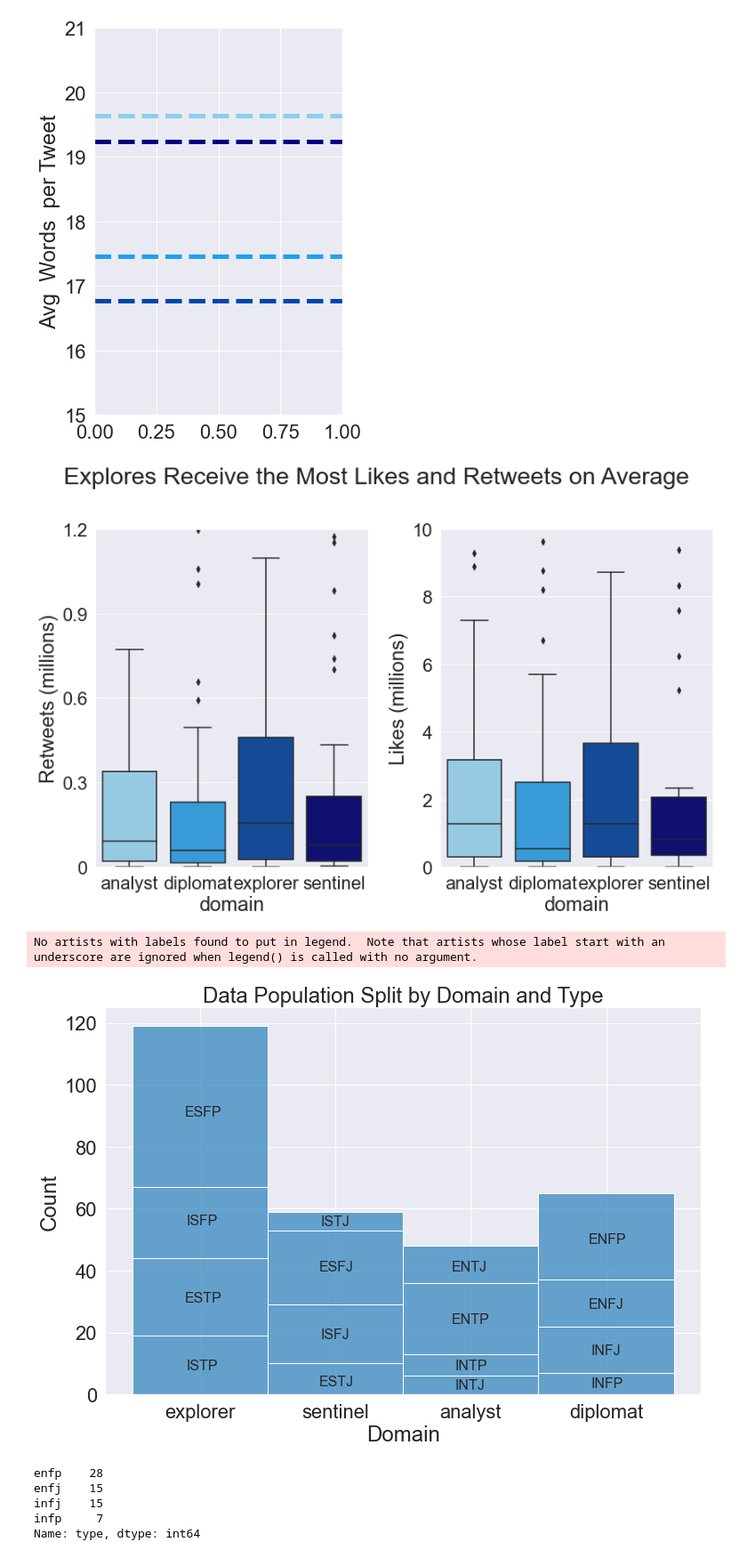
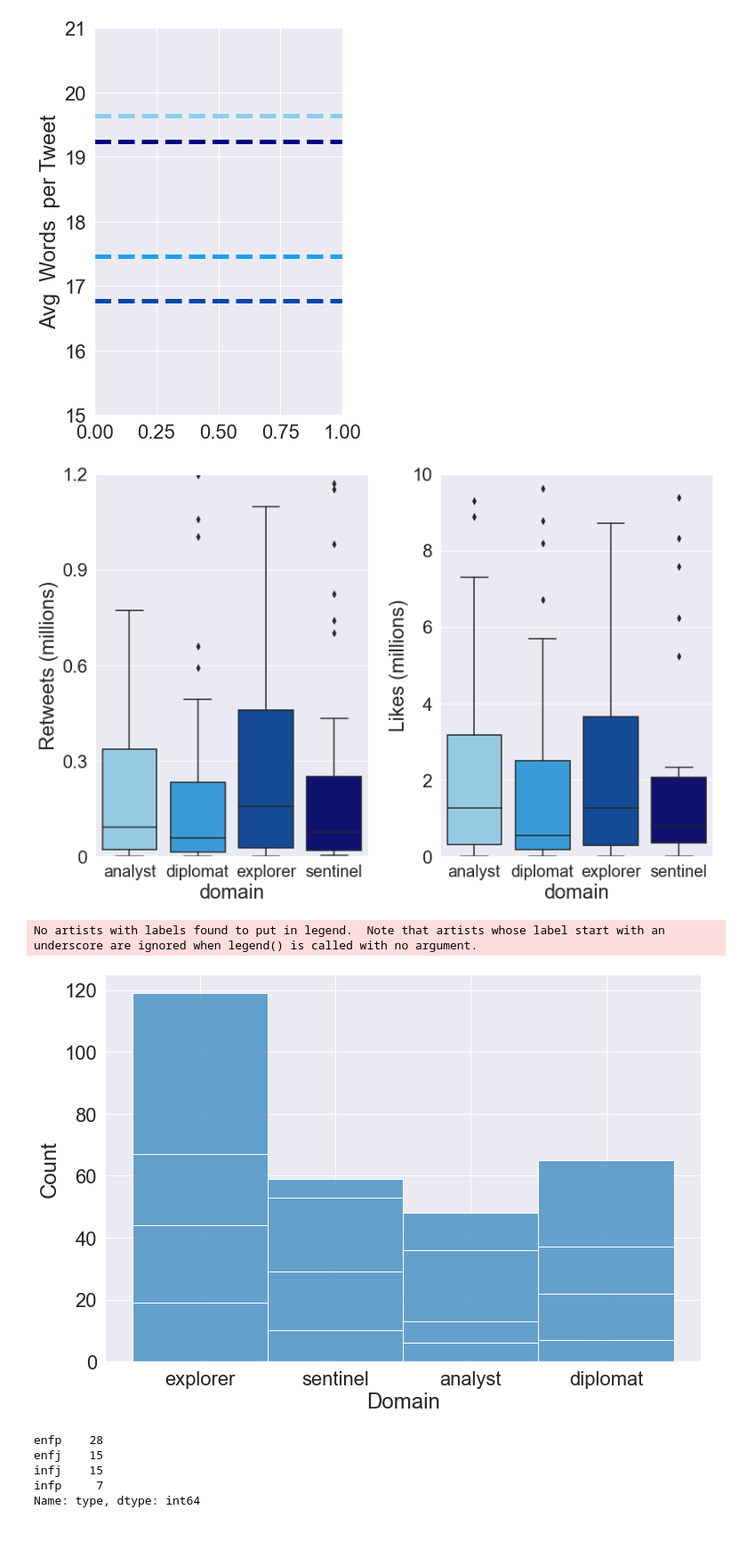
Before and after one commit to twitter-personality-predictor/capstone-project, a Jupyter notebook: morgan/morgan_explore_v2.ipynb, the cells around one changed output. Shown: that part at 89% size. Saved outputs shown, nothing was run; the diff lists cells and outputs as text; code cells hidden in the pictures; blank space fills up the shorter version.

Commit message:
redid visuals

```diff
--- a/morgan/morgan_explore_v2.ipynb
+++ b/morgan/morgan_explore_v2.ipynb
@@ -313,7 +318,7 @@ plt.show()
 [figure]
 # %%
 fig, axes = plt.subplots(1, 2, figsize=(12,8))
-fig.suptitle('Explores Receive the Most Likes and Retweets on Average')
+# fig.suptitle('Explores Receive the Most Likes and Retweets on Average')
 sns.set(font_scale=2)
 sns.boxplot(ax=axes[0],data=train, y='retweetCount', x='domain',
             order=['analyst', 'diplomat', 'explorer','sentinel'],
@@ -321,6 +326,7 @@ sns.boxplot(ax=axes[0],data=train, y='retweetCount', x='domain',
 axes[0].set_ylim(0,1200000)
 axes[0].set_yticks(ticks=[0,300_000,600_000,900_000,1_200_000], labels=['0', '0.3', '0.6', '0.9', '1.2'])
 axes[0].set_ylabel('Retweets (millions)')
+axes[0].tick_params(axis='x', which='major', labelsize=20)
 
 sns.boxplot(ax=axes[1],data=train, y='likeCount', x='domain',
             order=['analyst', 'diplomat', 'explorer','sentinel'],
@@ -328,58 +334,61 @@ sns.boxplot(ax=axes[1],data=train, y='likeCount', x='domain',
 axes[1].set_ylim(0,10000000)
 axes[1].set_yticks(ticks=[0,2_000_000,4_000_000,6_000_000,8_000_000, 10_000_000], labels=['0', '2', '4', '6', '8', '10'])
 axes[1].set_ylabel('Likes (millions)')
+# axes[1].set_xticks(fontsize=20)
+axes[1].tick_params(axis='x', which='major', labelsize=20)
+
 
 plt.tight_layout()
 plt.savefig('likes_retweets.png')
 plt.show()
 # %% [output]
-[figure, old version]
+[figure, new version]
 # %%
 plt.figure(figsize=(12,8))
 # palette = {c: "green" if c in ['intj', 'intp', 'entj', 'entp']  else 'r' for c in df['type']}
 ax = sns.histplot(data=train,
                   x='domain',
                   hue='type',
                   discrete=True,
                   multiple='stack',
                   palette=np.array(sns.color_palette("Blues_d", 1))
                   # color = ['#1DA1F2']
                  )
 
-# analysts
-plt.text(1.88, 1.8, 'INTJ', fontsize=16)
-plt.text(1.88, 8, 'INTP', fontsize=16)
-plt.text(1.86, 23, 'ENTP', fontsize=16)
-plt.text(1.86, 40, 'ENTJ', fontsize=16)
+# # analysts
+# plt.text(1.88, 1.8, 'INTJ', fontsize=16)
+# plt.text(1.88, 8, 'INTP', fontsize=16)
+# plt.text(1.86, 23, 'ENTP', fontsize=16)
+# plt.text(1.86, 40, 'ENTJ', fontsize=16)
 
-# sentinels
-plt.text(.88, 40, 'ESFJ', fontsize=16)
-plt.text(.89, 18, 'ISFJ', fontsize=16)
-plt.text(.88, 2.8, 'ESTJ', fontsize=16)
-plt.text(.89, 54.5, 'ISTJ', fontsize=16)
+# # sentinels
+# plt.text(.88, 40, 'ESFJ', fontsize=16)
+# plt.text(.89, 18, 'ISFJ', fontsize=16)
+# plt.text(.88, 2.8, 'ESTJ', fontsize=16)
+# plt.text(.89, 54.5, 'ISTJ', fontsize=16)
 
-# explorers
-plt.text(-.11, 30, 'ESTP', fontsize=16)
-plt.text(-.11, 90, 'ESFP', fontsize=16)
-plt.text(-.1, 8, 'ISTP', fontsize=16)
-plt.text(-.1, 55, 'ISFP', fontsize=16)
+# # explorers
+# plt.text(-.11, 30, 'ESTP', fontsize=16)
+# plt.text(-.11, 90, 'ESFP', fontsize=16)
+# plt.text(-.1, 8, 'ISTP', fontsize=16)
+# plt.text(-.1, 55, 'ISFP', fontsize=16)
 
-# diplomats
-plt.text(2.87, 28, 'ENFJ', fontsize=16)
-plt.text(2.89, 2.2, 'INFP', fontsize=16)
-plt.text(2.87, 49, 'ENFP', fontsize=16)
-plt.text(2.89, 13, 'INFJ', fontsize=16)
+# # diplomats
+# plt.text(2.87, 28, 'ENFJ', fontsize=16)
+# plt.text(2.89, 2.2, 'INFP', fontsize=16)
+# plt.text(2.87, 49, 'ENFP', fontsize=16)
+# plt.text(2.89, 13, 'INFJ', fontsize=16)
 
 
 plt.xlabel('Domain')
 # plt.ylabel('Twitter Accounts')
 plt.legend().set_visible(False)
-plt.title('Data Population Split by Domain and Type')
+# plt.title('Data Population Split by Domain and Type')
 plt.savefig('data_pop.png')
 plt.show()
 # %% [output]
 No artists with labels found to put in legend.  Note that artists whose label start with an underscore are ignored when legend() is called with no argument.
-[figure, old version]
+[figure, new version]
 # %%
 train[train.domain =='diplomat'].type.value_counts()
 # %% [output]
```
Also changed, not shown: parts of 3 cells of this notebook, 3 other files.
